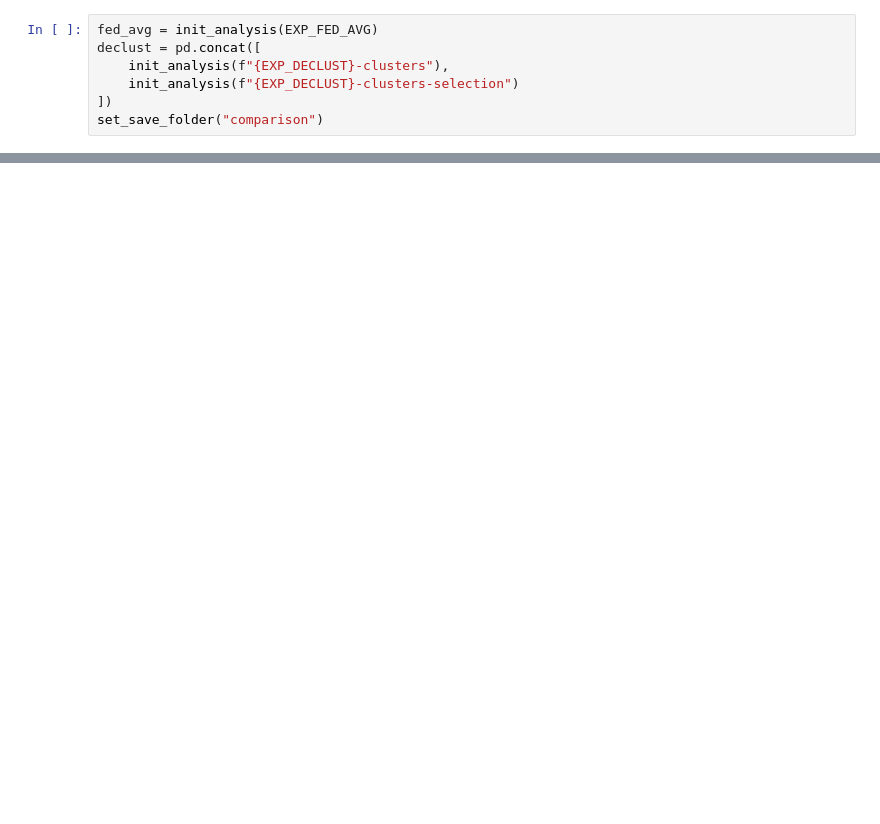
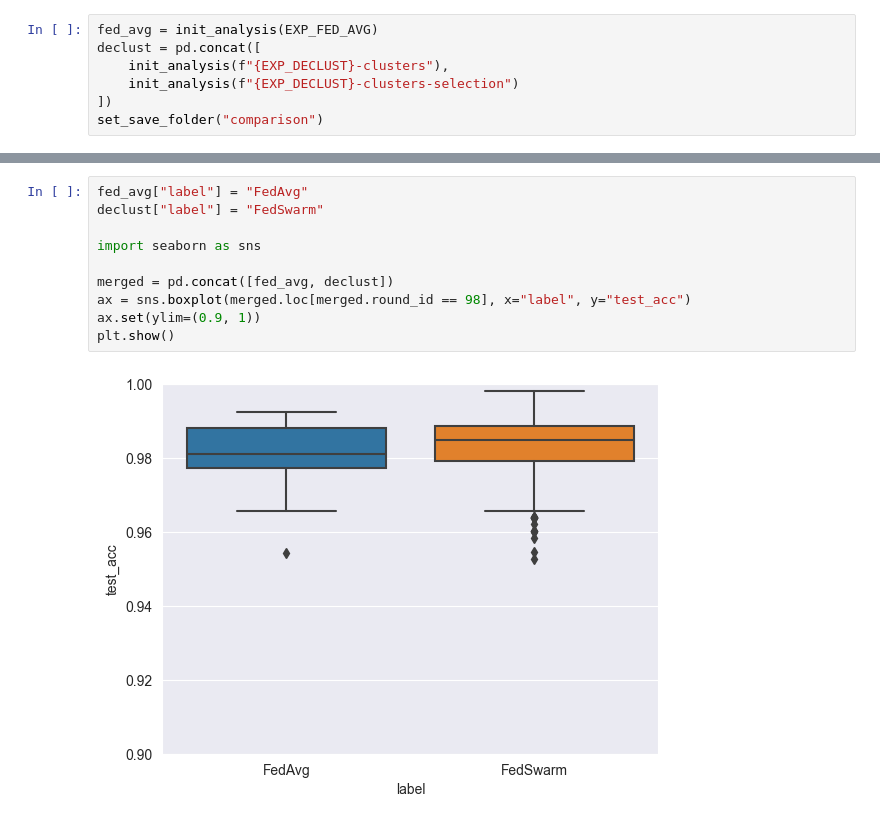
Before and after one commit to Mick00/dml, a Jupyter notebook: notebooks/analytics/comparison.ipynb, the cells around one changed output, grey strips where cells are left out. Saved outputs shown, nothing was run; the diff lists cells and outputs as text; blank space fills up the shorter version.

```diff
--- a/notebooks/analytics/comparison.ipynb
+++ b/notebooks/analytics/comparison.ipynb
@@ -162 +163,13 @@ round_id
 Name: test_acc, Length: 103, dtype: float64
+# %%
+fed_avg["label"] = "FedAvg"
+declust["label"] = "FedSwarm"
+
+import seaborn as sns
+
+merged = pd.concat([fed_avg, declust])
+ax = sns.boxplot(merged.loc[merged.round_id == 98], x="label", y="test_acc")
+ax.set(ylim=(0.9, 1))
+plt.show()
+# %% [output]
+[figure, added]
```
Also changed, not shown: parts of 8 cells of this notebook, 15 other files.
